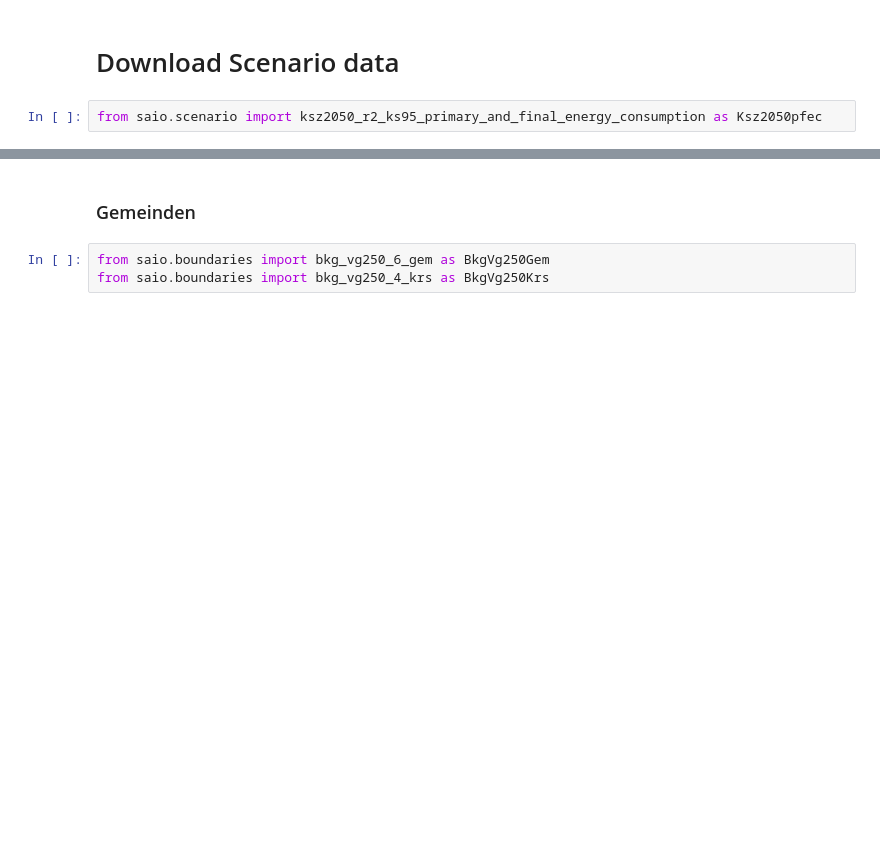
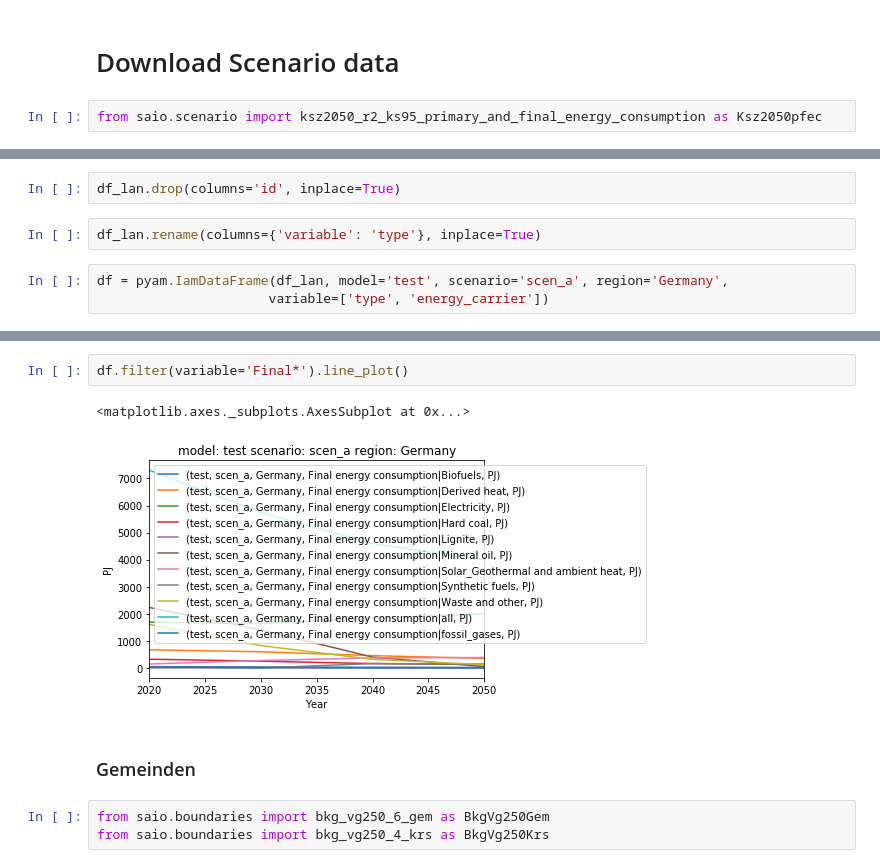
Before and after one commit to rl-institut/oep-pyam, a Jupyter notebook: OEP-oedialect_pyam.ipynb, the cells around one changed output, grey strips where cells are left out. Saved outputs shown, nothing was run; the diff lists cells and outputs as text; blank space fills up the shorter version.

Commit message:
Add the magic to connect the OEP dataframe and pyam, hurray!

```diff
--- a/OEP-oedialect_pyam.ipynb
+++ b/OEP-oedialect_pyam.ipynb
@@ -103,0 +121,7 @@ df_lan.head()
+# %%
+df_lan.drop(columns='id', inplace=True)
+# %%
+df_lan.rename(columns={'variable': 'type'}, inplace=True)
+# %%
+df = pyam.IamDataFrame(df_lan, model='test', scenario='scen_a', region='Germany',
+                      variable=['type', 'energy_carrier'])
@@ -104,3 +164,8 @@ df_lan.head()
+# %%
+df.filter(variable='Final*').line_plot()
+# %% [output]
+<matplotlib.axes._subplots.AxesSubplot at 0x...>
+[figure, added]
 # %% [markdown]
 ### Gemeinden
 # %%
```
Also changed, not shown: parts of 7 cells of this notebook.
